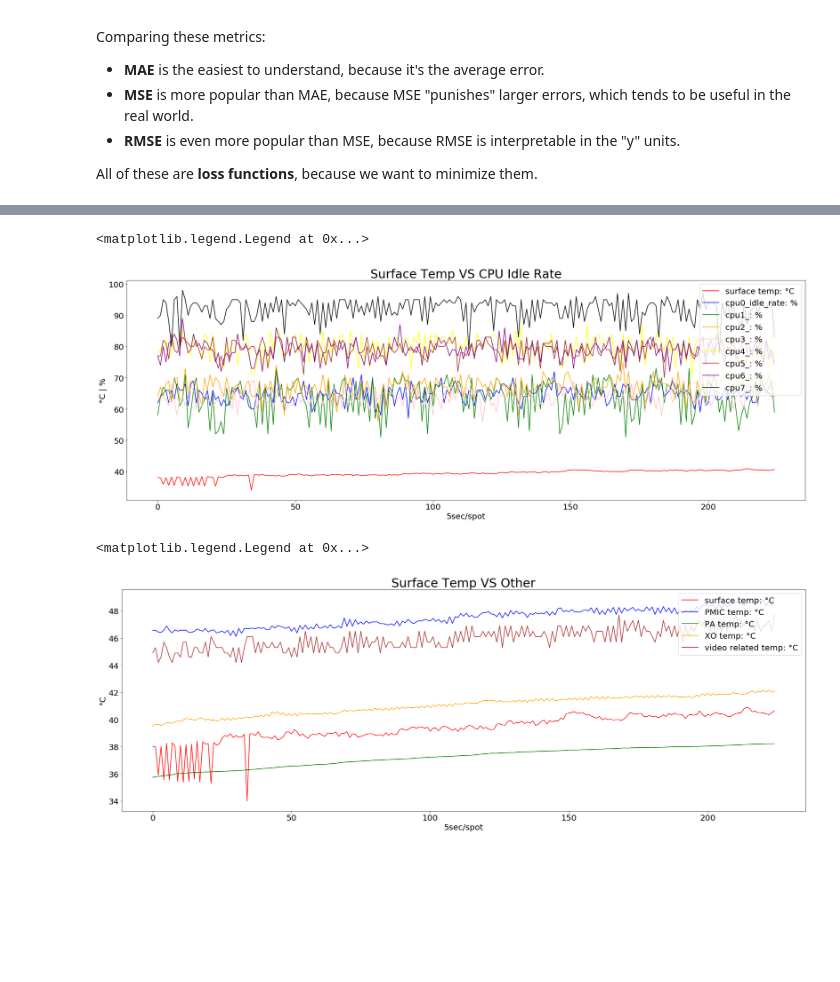
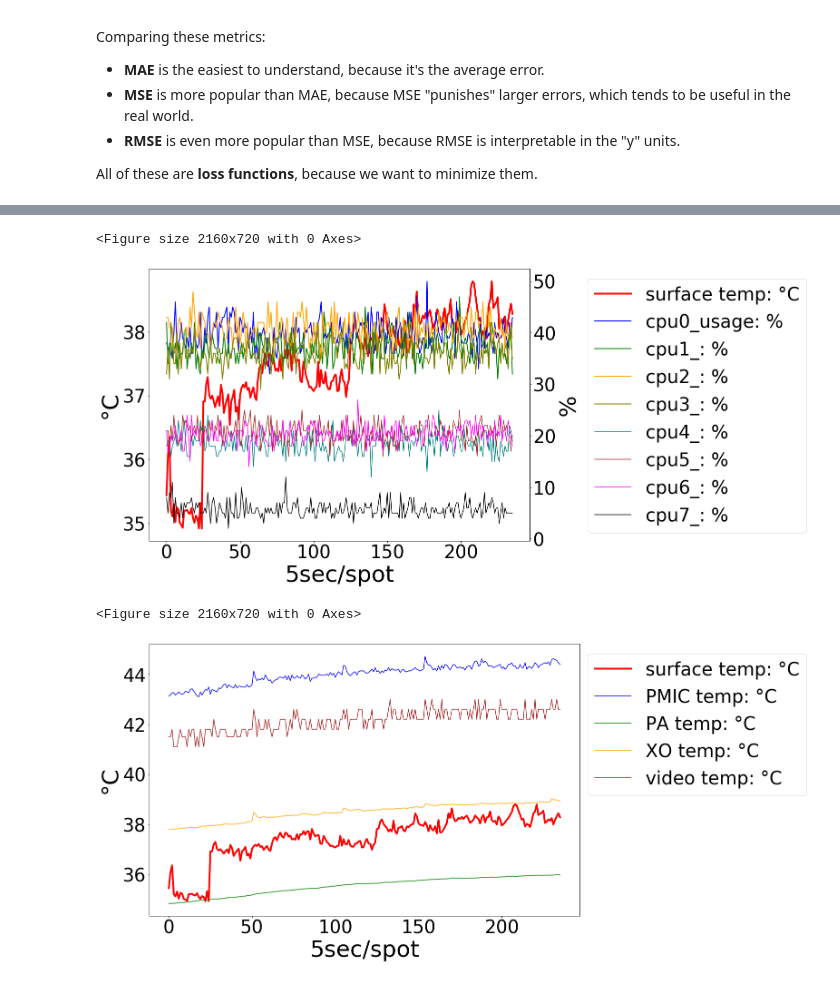
Before and after one commit to xzhan211/Smartphone_Data_Analysis, a Jupyter notebook: Statistic_Data_Preprocess_VR.ipynb, the cells around one changed output, grey strips where cells are left out. Saved outputs shown, nothing was run; the diff lists cells and outputs as text; code cells hidden in the pictures; blank space fills up the shorter version.

```diff
--- a/Statistic_Data_Preprocess_VR.ipynb
+++ b/Statistic_Data_Preprocess_VR.ipynb
@@ -876,42 +975,55 @@ plt.legend(loc=1, prop={'size': 20})
 # %%
 plt.figure(figsize=(30, 10))
+fig, ax1 = plt.subplots()
+fig.set_figheight(10)
+fig.set_figwidth(15)
 
-plt.title('Surface Temp VS CPU Idle Rate', fontsize=30)
-plt.xlabel('5sec/spot', fontsize=20)
-plt.ylabel('°C | %', fontsize=20)
-plt.xticks(fontsize=20)
-plt.yticks(fontsize=20)
+ax1.set_xlabel('5sec/spot', fontsize=50)
+ax1.set_ylabel('°C', fontsize=50)
+ax1.plot(y, color='red', label='surface temp: °C', linewidth=4)
+ax1.tick_params(labelsize=40)
 
-plt.plot(y, color='red', label='surface temp: °C')
-plt.plot(X['cpuIdle0'], color='blue', label = 'cpu0_idle_rate: %')
-plt.plot(X['cpuIdle1'], color='green', label = 'cpu1_: %')
-plt.plot(X['cpuIdle2'], color='orange', label = 'cpu2_: %')
-plt.plot(X['cpuIdle3'], color='pink', label = 'cpu3_: %')
-plt.plot(X['cpuIdle4'], color='yellow', label = 'cpu4_: %')
-plt.plot(X['cpuIdle5'], color='brown', label = 'cpu5_: %')
-plt.plot(X['cpuIdle6'], color='purple', label = 'cpu6_: %')
-plt.plot(X['cpuIdle7'], color='black', label = 'cpu7_: %')
+ax2 = ax1.twinx()
+ax2.tick_params(labelsize=40)
+ax2.set_ylabel('%', fontsize=50)
+ax2.plot(100 - X['cpuIdle0'], color='blue', label = 'cpu0_usage: %', linewidth=2)
+ax2.plot(100 - X['cpuIdle1'], color='green', label = 'cpu1_: %', linewidth=2)
+ax2.plot(100 - X['cpuIdle2'], color='orange', label = 'cpu2_: %', linewidth=2)
+ax2.plot(100 - X['cpuIdle3'], color='olive', label = 'cpu3_: %', linewidth=2)
+ax2.plot(100 - X['cpuIdle4'], color='teal', label = 'cpu4_: %', linestyle='-')
+ax2.plot(100 - X['cpuIdle5'], color='brown', label = 'cpu5_: %', linestyle='-')
+ax2.plot(100 - X['cpuIdle6'], color='fuchsia', label = 'cpu6_: %', linestyle='-')
+ax2.plot(100 - X['cpuIdle7'], color='black', label = 'cpu7_: %', linestyle='-')
 
-plt.legend(loc=1, prop={'size': 20})
+fig.legend(bbox_to_anchor=(1.45,0.95), borderaxespad=0, fontsize=40)
+# ax1.set_title('Surface Temperature VS CPU Usage', fontsize=40)
+
+fig.tight_layout()  # otherwise the right y-label is slightly clipped
+plt.show()
 # %% [output]
-<matplotlib.legend.Legend at 0x...>
+<Figure size 2160x720 with 0 Axes>
-[figure, old version]
+[figure, new version]
 # %%
 plt.figure(figsize=(30, 10))
+fig, ax1 = plt.subplots()
+fig.set_figheight(10)
+fig.set_figwidth(15)
 
-plt.title('Surface Temp VS Other', fontsize=30)
-plt.xlabel('5sec/spot', fontsize=20)
-plt.ylabel('°C', fontsize=20)
-plt.xticks(fontsize=20)
-plt.yticks(fontsize=20)
+ax1.set_xlabel('5sec/spot', fontsize=50)
+ax1.set_ylabel('°C', fontsize=50)
+ax1.plot(y, color='red', label='surface temp: °C', linewidth=4)
+ax1.tick_params(labelsize=40)
 
-plt.plot(y, color='red', label='surface temp: °C')
-plt.plot(X['pm8150l_tz']/1000, color='blue', label = 'PMIC temp: °C')
-plt.plot(X['pa-therm']/1000, color='green', label = 'PA temp: °C')
-plt.plot(X['xo-therm']/1000, color='orange', label = 'XO temp: °C')
-plt.plot(X['video-usr']/1000, color='brown', label = 'video related temp: °C')
+ax1.plot(X['pm8150l_tz']/1000, color='blue', label = 'PMIC temp: °C')
+ax1.plot(X['pa-therm']/1000, color='green', label = 'PA temp: °C')
+ax1.plot(X['xo-therm']/1000, color='orange', label = 'XO temp: °C')
+ax1.plot(X['video-usr']/1000, color='brown', label = 'video temp: °C')
 
-plt.legend(loc=1, prop={'size': 20})
+fig.legend(bbox_to_anchor=(1.45,0.95), borderaxespad=0, fontsize=40)
+# ax1.set_title('Surface Temperature VS Other Temerature', fontsize=40)
+
+fig.tight_layout()  # otherwise the right y-label is slightly clipped
+plt.show()
 # %% [output]
-<matplotlib.legend.Legend at 0x...>
+<Figure size 2160x720 with 0 Axes>
-[figure, old version]
+[figure, new version]
```
Also changed, not shown: parts of 51 cells of this notebook, 1 other file.
